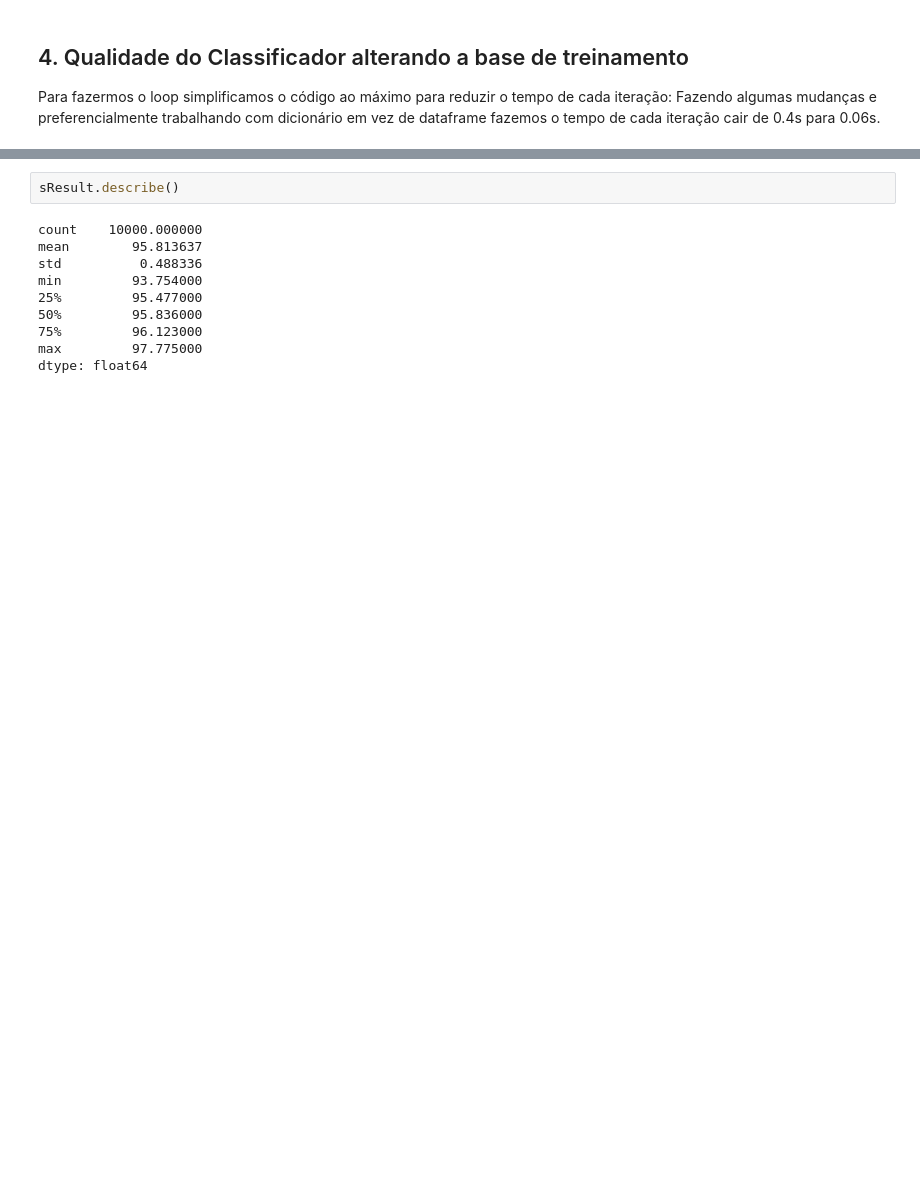
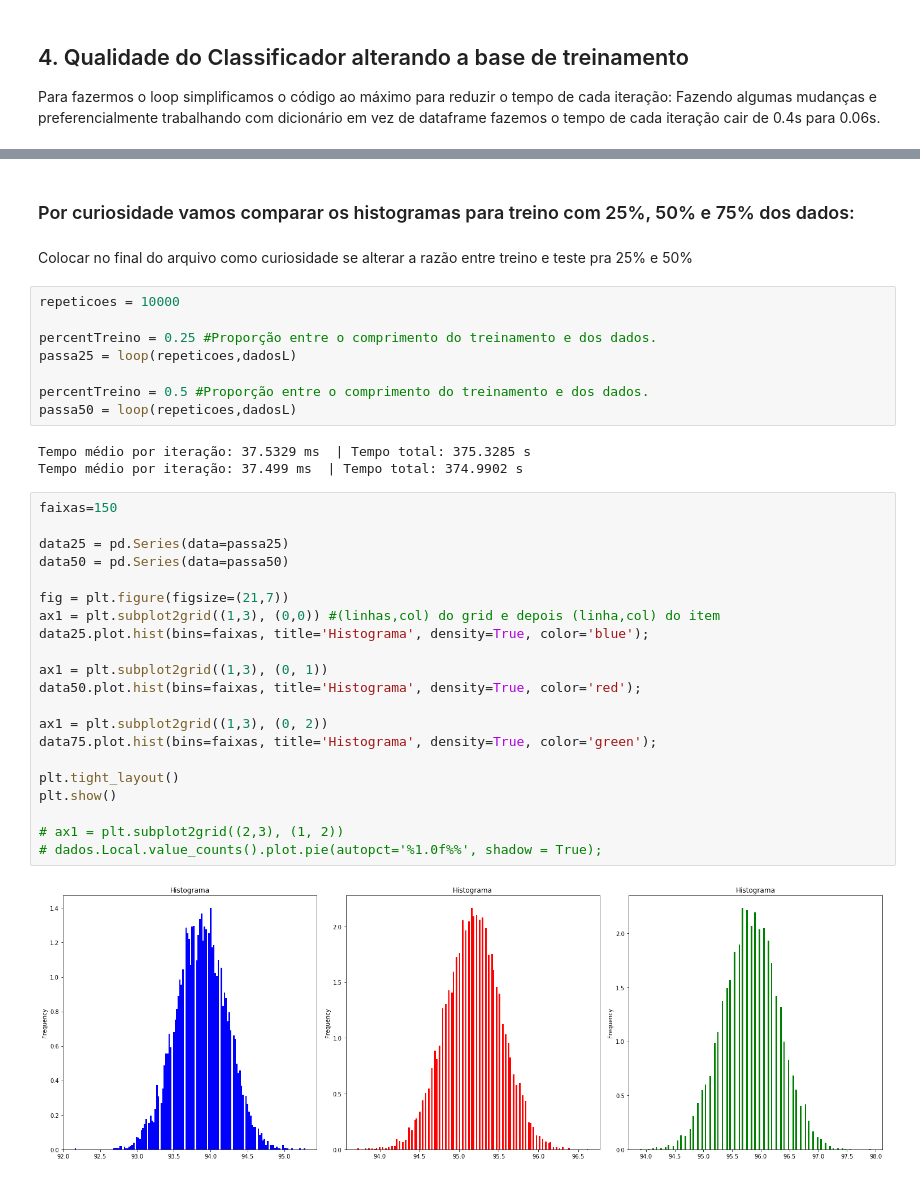
Before and after one commit to marianasabrantes/DP-P2, a Jupyter notebook: Projeto2 Layout(2).ipynb, the cells around one changed output, grey strips where cells are left out. Saved outputs shown, nothing was run; the diff lists cells and outputs as text; blank space fills up the shorter version.

```diff
--- a/Projeto2 Layout(2).ipynb
+++ b/Projeto2 Layout(2).ipynb
@@ -366,12 +366,38 @@ Obtemos uma distribuição semelhante a uma distribuição normal simétrica.
-# %%
-sResult.describe()
-# %% [output]
-count    10000.000000
-mean        95.813637
-std          0.488336
-min         93.754000
-25%         95.477000
-50%         95.836000
-75%         96.123000
-max         97.775000
-dtype: float64
+# %% [markdown]
+### Por curiosidade vamos comparar os histogramas para treino com 25%, 50% e 75% dos dados:
+# %% [markdown]
+Colocar no final do arquivo como curiosidade se alterar a razão entre treino e teste pra 25% e 50%
+# %%
+repeticoes = 10000
+
+percentTreino = 0.25 #Proporção entre o comprimento do treinamento e dos dados.
+passa25 = loop(repeticoes,dadosL)
+
+percentTreino = 0.5 #Proporção entre o comprimento do treinamento e dos dados.
+passa50 = loop(repeticoes,dadosL)
+# %% [output]
+Tempo médio por iteração: 37.5329 ms  | Tempo total: 375.3285 s
+Tempo médio por iteração: 37.499 ms  | Tempo total: 374.9902 s
+# %%
+faixas=150
+
+data25 = pd.Series(data=passa25)
+data50 = pd.Series(data=passa50)
+
+fig = plt.figure(figsize=(21,7))
+ax1 = plt.subplot2grid((1,3), (0,0)) #(linhas,col) do grid e depois (linha,col) do item
+data25.plot.hist(bins=faixas, title='Histograma', density=True, color='blue');
+
+ax1 = plt.subplot2grid((1,3), (0, 1))
+data50.plot.hist(bins=faixas, title='Histograma', density=True, color='red');
+
+ax1 = plt.subplot2grid((1,3), (0, 2))
+data75.plot.hist(bins=faixas, title='Histograma', density=True, color='green');
+
+plt.tight_layout()
+plt.show()
+
+# ax1 = plt.subplot2grid((2,3), (1, 2))
+# dados.Local.value_counts().plot.pie(autopct='%1.0f%%', shadow = True);
+# %% [output]
+[figure, added]
```
Also changed, not shown: parts of 18 cells of this notebook, 1 other file.
